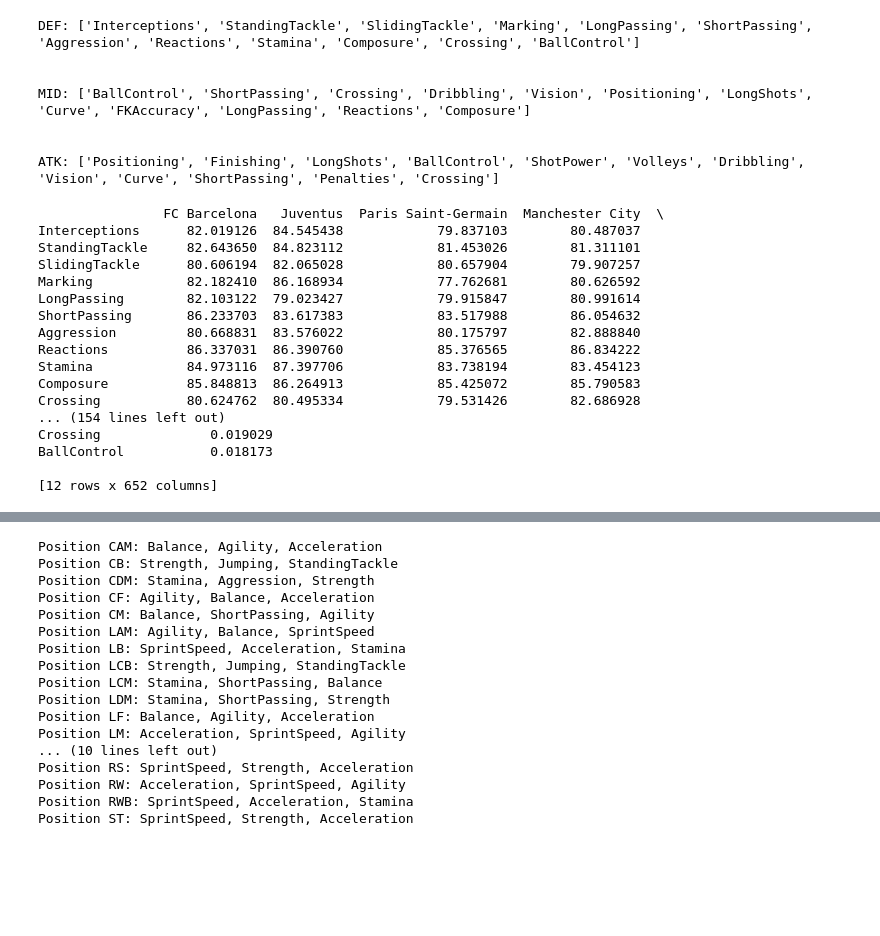
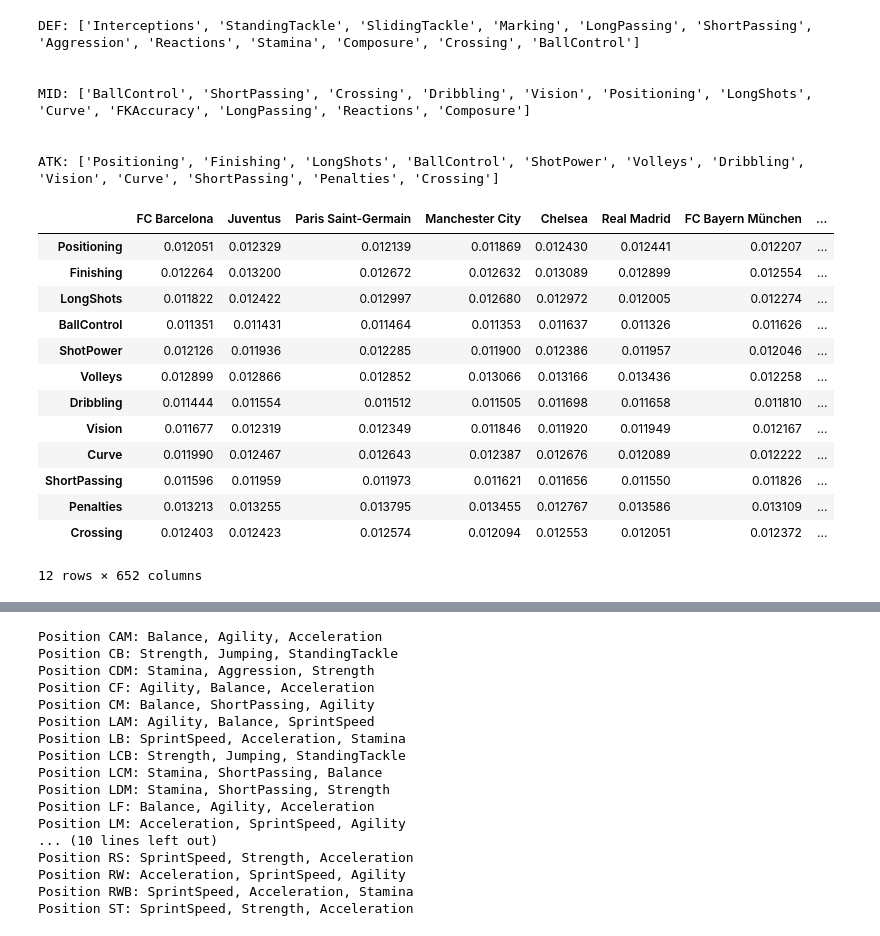
Before and after one commit to tonyz0x0/football-manager, a Jupyter notebook: analysis-kejie.ipynb, the cells around one changed output, grey strips where cells are left out. Drawn from its saved outputs; the diff is of its cells as text; code cells hidden in the pictures; blank space fills up the shorter version.

```diff
--- a/analysis-kejie.ipynb
+++ b/analysis-kejie.ipynb
@@ -370,40 +382,42 @@ MID: ['BallControl', 'ShortPassing', 'Crossing', 'Dribbling', 'Vision', 'Positio
 
 ATK: ['Positioning', 'Finishing', 'LongShots', 'BallControl', 'ShotPower', 'Volleys', 'Dribbling', 'Vision', 'Curve', 'ShortPassing', 'Penalties', 'Crossing']
 # %%
-# 4. Get the teams' features, transfer the teams' features into weights(needs to find some formula to help)
+"""
+Step 3: Get 3 features-teams matrixs , transfer the features' score into weights(use Reciprocal Function) and thus we have 3 weighted-teams matrixs.
+"""
+
 teams_columns = dict(zip(range(0,data_team['Club'].size), data_team['Club']))
 
 features_teams_DEF = data_team.loc[:, features_DEF].T
 features_teams_DEF = features_teams_DEF.rename(columns=teams_columns)
 features_teams_MID = data_team.loc[:, features_MID].T
 features_teams_MID = features_teams_MID.rename(columns=teams_columns)
 features_teams_ATK = data_team.loc[:, features_ATK].T
 features_teams_ATK = features_teams_ATK.rename(columns=teams_columns)
-print(features_teams_DEF)
+# print(features_teams_DEF)
 # print(features_teams_MID)
 # print(features_teams_ATK)
 
 weights_teams_DEF = features_teams_DEF.applymap(lambda x: 1./float(x))
 weights_teams_MID = features_teams_MID.applymap(lambda x: 1./float(x))
 weights_teams_ATK = features_teams_ATK.applymap(lambda x: 1./float(x))
 
-print(weights_teams_DEF)
+# weights_teams_DEF
+# weights_teams_MID
+weights_teams_ATK
 # %% [output]
+|  | FC Barcelona | Juventus | Paris Saint-Germain | Manchester City | Chelsea | Real Madrid | FC Bayern München | ... |
+| Positioning | 0.012051 | 0.012329 | 0.012139 | 0.011869 | 0.012430 | 0.012441 | 0.012207 | ... |
+| Finishing | 0.012264 | 0.013200 | 0.012672 | 0.012632 | 0.013089 | 0.012899 | 0.012554 | ... |
+| LongShots | 0.011822 | 0.012422 | 0.012997 | 0.012680 | 0.012972 | 0.012005 | 0.012274 | ... |
+| BallControl | 0.011351 | 0.011431 | 0.011464 | 0.011353 | 0.011637 | 0.011326 | 0.011626 | ... |
+| ShotPower | 0.012126 | 0.011936 | 0.012285 | 0.011900 | 0.012386 | 0.011957 | 0.012046 | ... |
+| Volleys | 0.012899 | 0.012866 | 0.012852 | 0.013066 | 0.013166 | 0.013436 | 0.012258 | ... |
+| Dribbling | 0.011444 | 0.011554 | 0.011512 | 0.011505 | 0.011698 | 0.011658 | 0.011810 | ... |
+| Vision | 0.011677 | 0.012319 | 0.012349 | 0.011846 | 0.011920 | 0.011949 | 0.012167 | ... |
+| Curve | 0.011990 | 0.012467 | 0.012643 | 0.012387 | 0.012676 | 0.012089 | 0.012222 | ... |
+| ShortPassing | 0.011596 | 0.011959 | 0.011973 | 0.011621 | 0.011656 | 0.011550 | 0.011826 | ... |
+| Penalties | 0.013213 | 0.013255 | 0.013795 | 0.013455 | 0.012767 | 0.013586 | 0.013109 | ... |
+| Crossing | 0.012403 | 0.012423 | 0.012574 | 0.012094 | 0.012553 | 0.012051 | 0.012372 | ... |
-                FC Barcelona   Juventus  Paris Saint-Germain  Manchester City  \
-Interceptions      82.019126  84.545438            79.837103        80.487037
-StandingTackle     82.643650  84.823112            81.453026        81.311101
-SlidingTackle      80.606194  82.065028            80.657904        79.907257
-Marking            82.182410  86.168934            77.762681        80.626592
-LongPassing        82.103122  79.023427            79.915847        80.991614
-ShortPassing       86.233703  83.617383            83.517988        86.054632
-Aggression         80.668831  83.576022            80.175797        82.888840
-Reactions          86.337031  86.390760            85.376565        86.834222
-Stamina            84.973116  87.397706            83.738194        83.454123
-Composure          85.848813  86.264913            85.425072        85.790583
-Crossing           80.624762  80.495334            79.531426        82.686928
-... (154 lines left out)
-Crossing              0.019029
-BallControl           0.018173
-
-[12 rows x 652 columns]
+12 rows × 652 columns
 # %%
```
Also changed, not shown: parts of 8 cells of this notebook, 1 other file.
